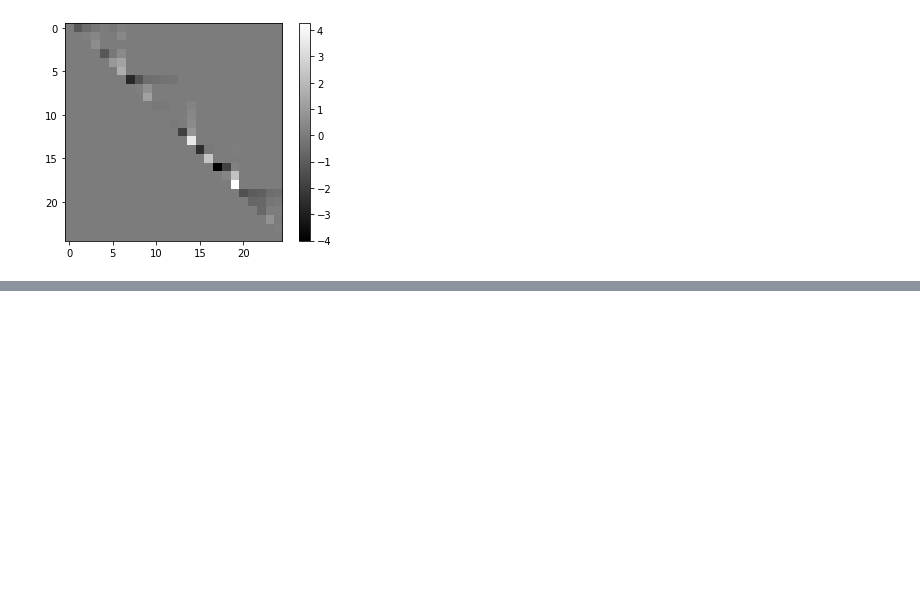
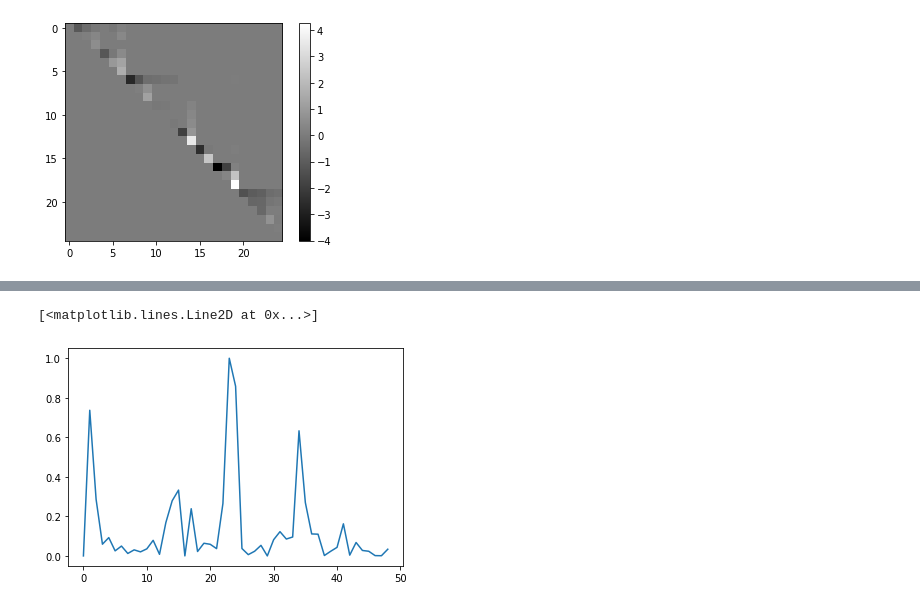
Before and after one commit to cperezln/vg_gaf, a Jupyter notebook: cristianperez/Experimentos.ipynb, the cells around one changed output, grey strips where cells are left out. Cells and saved outputs as stored; diff of their text form; code cells hidden in the pictures; blank space fills up the shorter version.

```diff
--- a/cristianperez/Experimentos.ipynb
+++ b/cristianperez/Experimentos.ipynb
@@ -45,0 +112,2 @@ plt.colorbar();
+# %%
+gasm = gasf(ts)
@@ -45,0 +116,2 @@ plt.colorbar();
+# %%
+diag_gaf = [gasm[i][i+1] for i in range(49)]
@@ -45,0 +122,7 @@ plt.colorbar();
+# %%
+import numpy as np
+
+def NormalizeData(data):
+    return (data - np.min(data)) / (np.max(data) - np.min(data))
+# %%
+ndiag_gaf = NormalizeData(diag_gaf)
@@ -45,0 +133,7 @@ plt.colorbar();
+# %%
+import matplotlib.pyplot as plt
+fig, ax = plt.subplots()
+ax.plot(range(49), ndiag_gaf)
+# %% [output]
+[<matplotlib.lines.Line2D at 0x...>]
+[figure, added]
```
Also changed, not shown: parts of 81 cells of this notebook, 2 other files.
